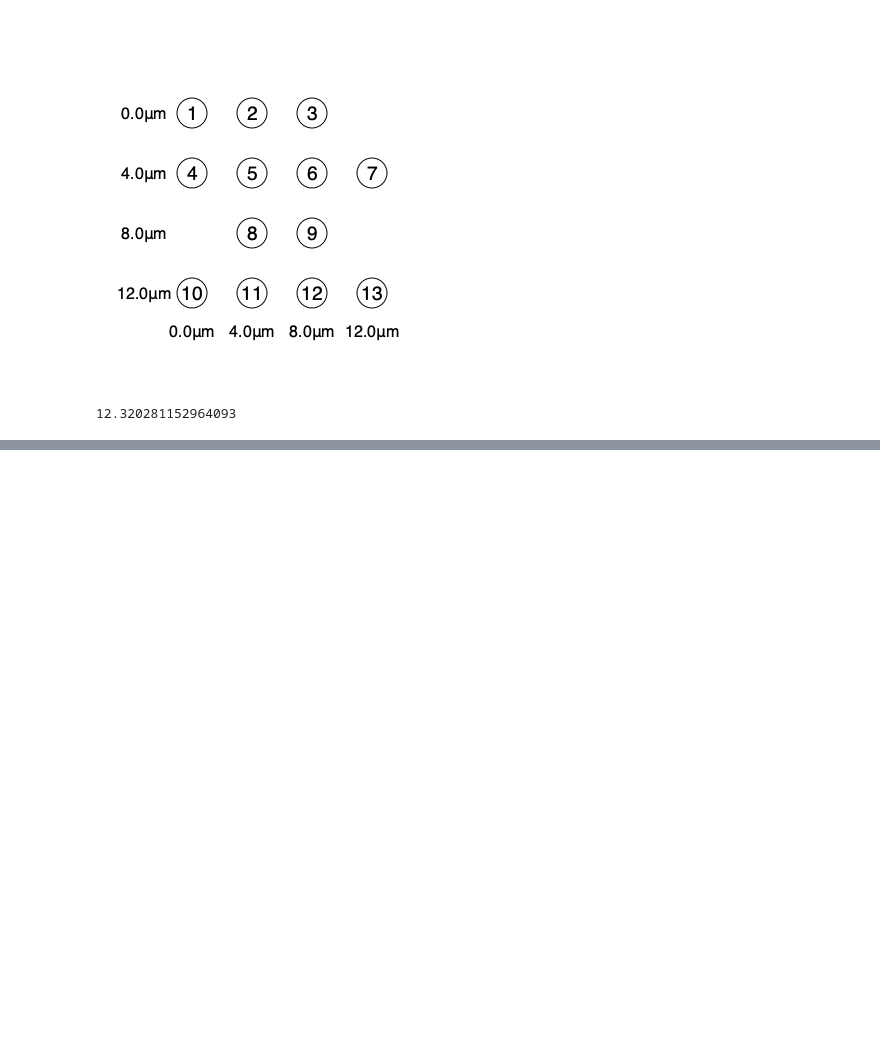
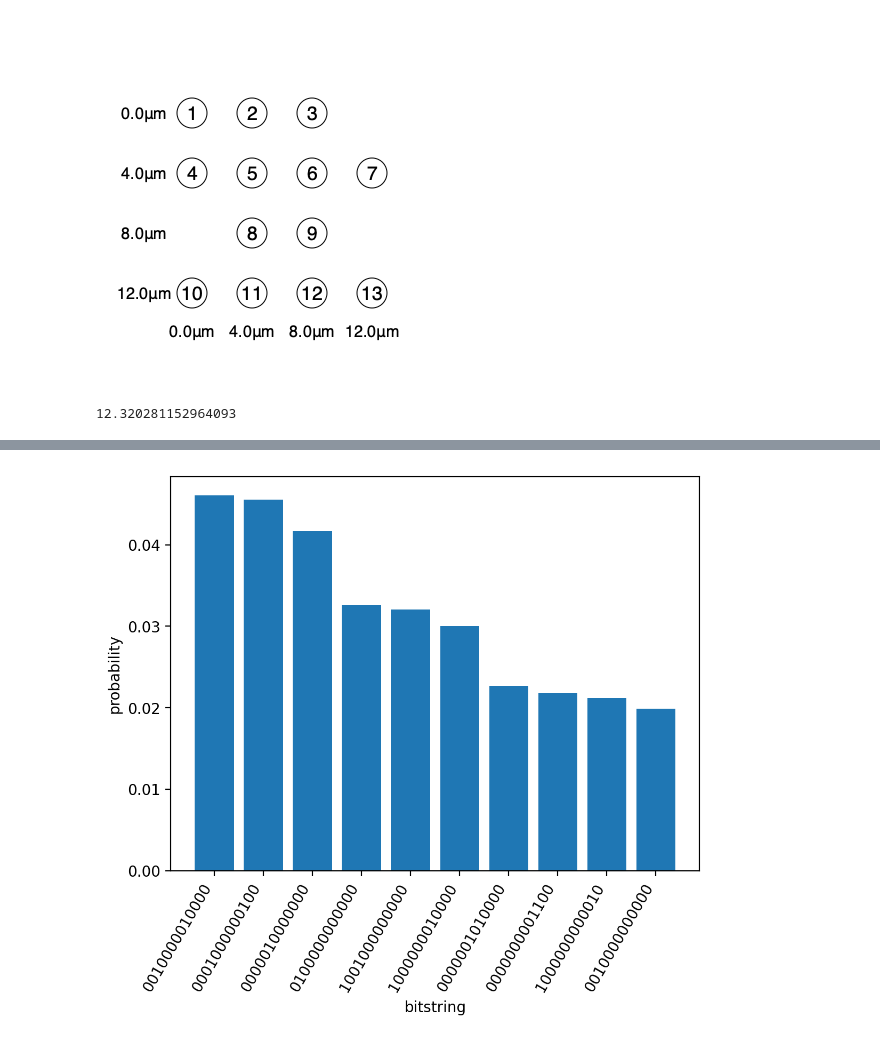
Before and after one commit to Matthew-Marsicano/2024_QuEra, a Jupyter notebook: team_solutions/Julia_MIS_Test.ipynb, the cells around one changed output, grey strips where cells are left out. Cells and saved outputs as stored; diff of their text form; code cells hidden in the pictures; blank space fills up the shorter version.

```diff
--- a/team_solutions/Julia_MIS_Test.ipynb
+++ b/team_solutions/Julia_MIS_Test.ipynb
@@ -29,0 +44,3 @@ C6 = 2π * 862690;
+# %%
+h_kings = rydberg_h(atoms; Ω = Ω, Δ = Δ)
+prob = SchrodingerProblem(zero_state(nqubits(h_kings)), T_max, h_kings);
@@ -29,0 +67,4 @@ C6 = 2π * 862690;
+# %%
+bitstring_hist(prob.reg; nlargest = 10)
+# %% [output]
+[figure, added]
```
Also changed, not shown: parts of 10 cells of this notebook, 2 other files.
